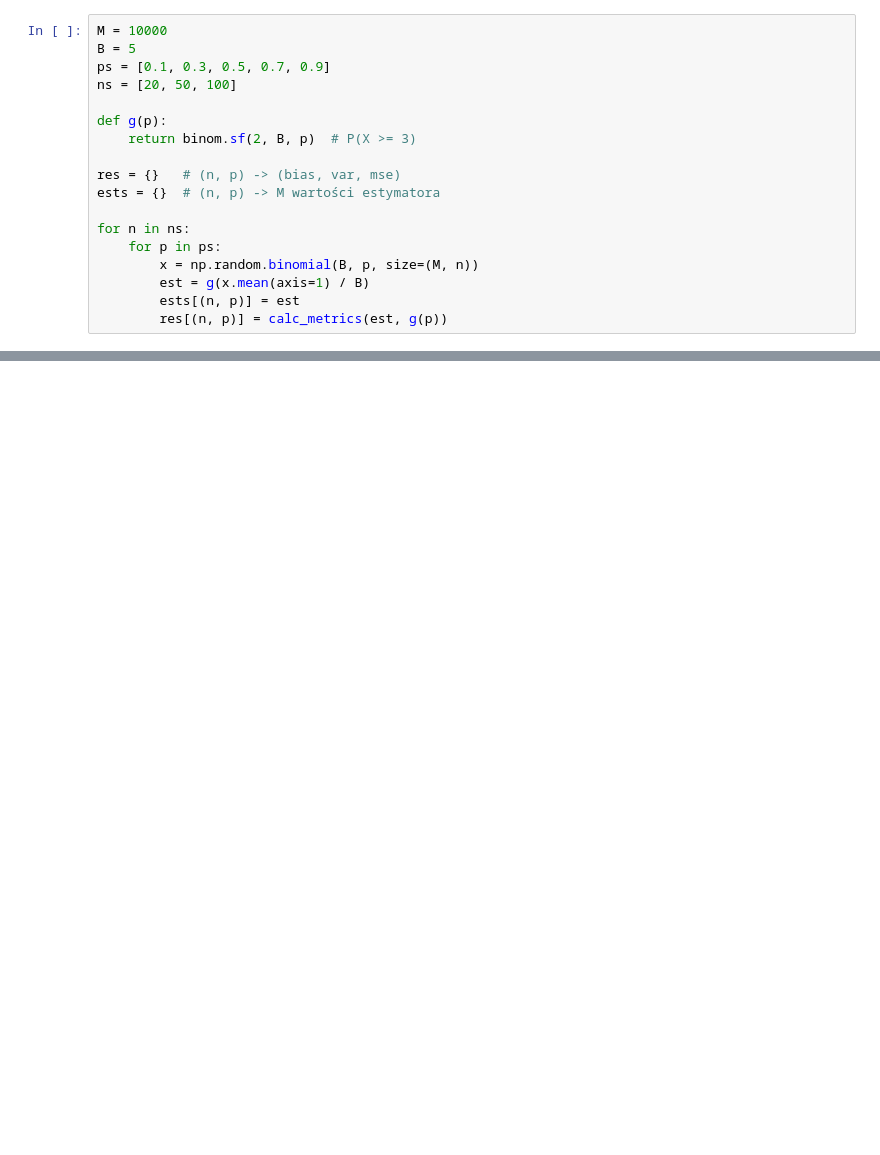
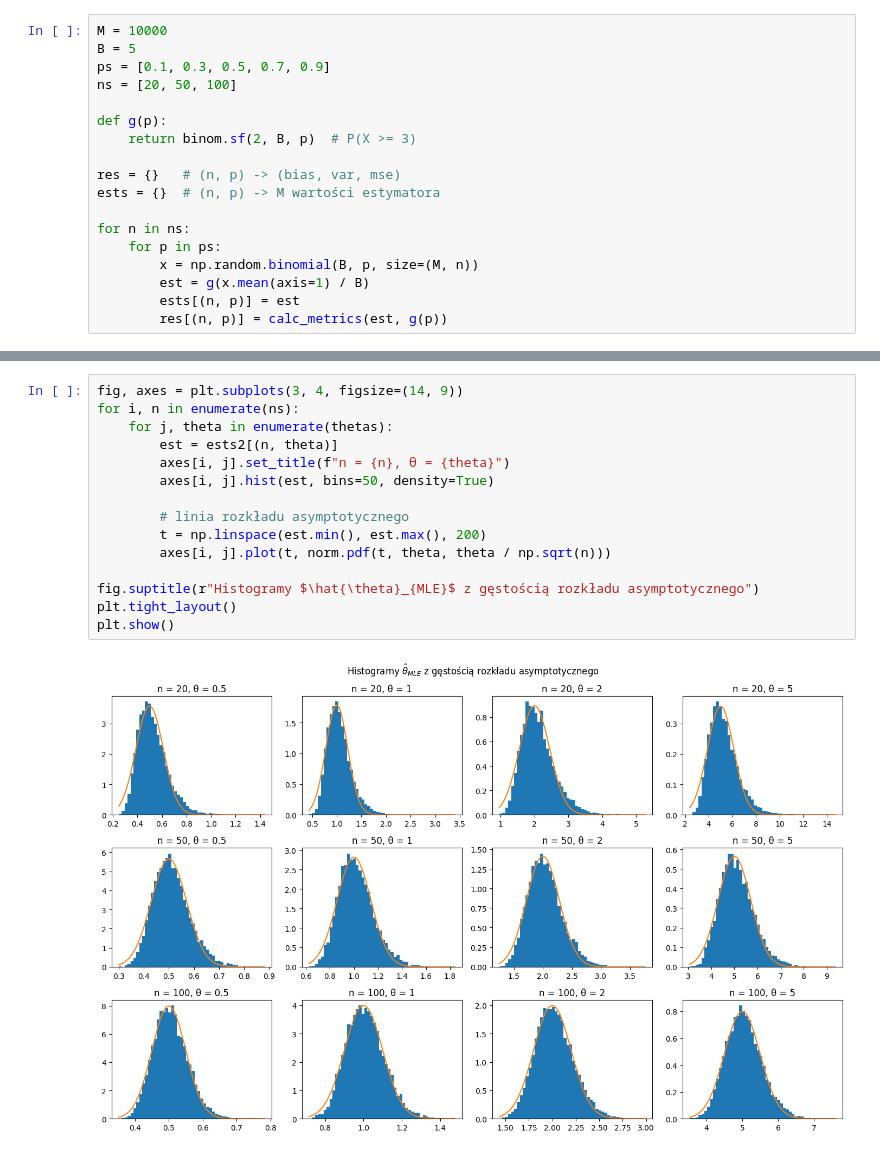
Before and after one commit to BartoszKruszewski/courses-uwr, a Jupyter notebook: Statystyka z modelami liniowymi/Pracownia2/pracownia.ipynb, the cells around one changed output, grey strips where cells are left out. Saved outputs shown, nothing was run; the diff lists cells and outputs as text; blank space fills up the shorter version.

```diff
--- a/Statystyka z modelami liniowymi/Pracownia2/pracownia.ipynb
+++ b/Statystyka z modelami liniowymi/Pracownia2/pracownia.ipynb
@@ -50,0 +132,17 @@ plt.show()
+# %%
+fig, axes = plt.subplots(3, 4, figsize=(14, 9))
+for i, n in enumerate(ns):
+    for j, theta in enumerate(thetas):
+        est = ests2[(n, theta)]
+        axes[i, j].set_title(f"n = {n}, θ = {theta}")
+        axes[i, j].hist(est, bins=50, density=True)
+
+        # linia rozkładu asymptotycznego
+        t = np.linspace(est.min(), est.max(), 200)
+        axes[i, j].plot(t, norm.pdf(t, theta, theta / np.sqrt(n)))
+
+fig.suptitle(r"Histogramy $\hat{\theta}_{MLE}$ z gęstością rozkładu asymptotycznego")
+plt.tight_layout()
+plt.show()
+# %% [output]
+[figure, added]
```
Also changed, not shown: parts of 15 cells of this notebook, 5 other files.
